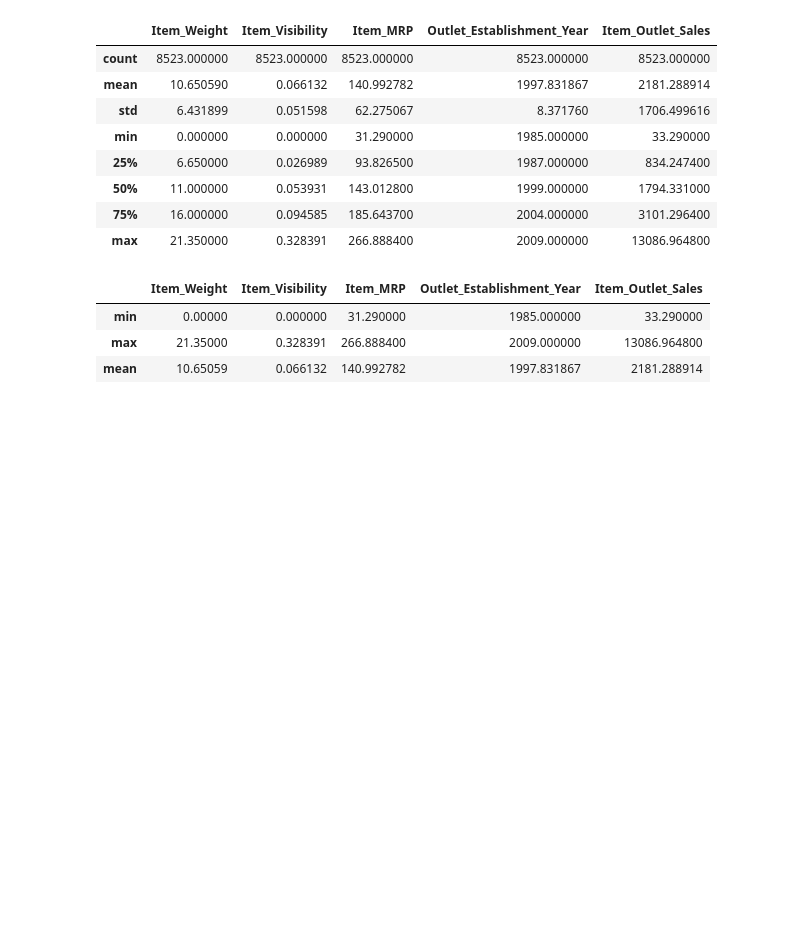
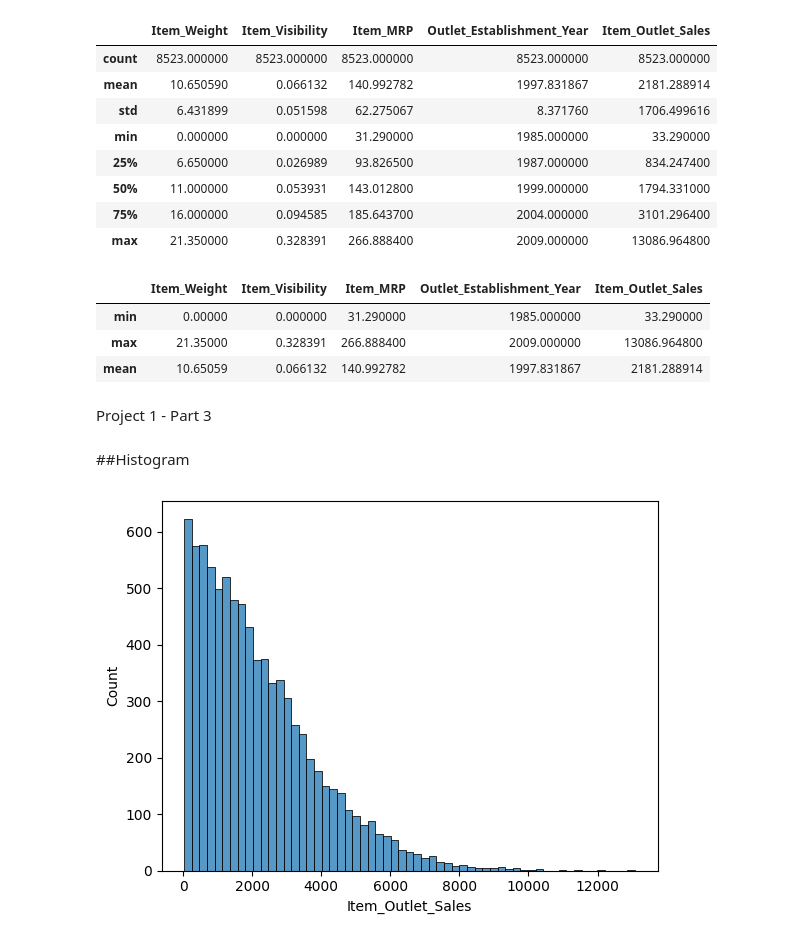
Before and after one commit to HanaaMaswada/Prediction-of-Product-Sales, a Jupyter notebook: Project_1_Part_2_(Core).ipynb, the cells around one changed output. Cells and saved outputs as stored; diff of their text form; code cells hidden in the pictures; blank space fills up the shorter version.

```diff
--- a/Project_1_Part_2_(Core).ipynb
+++ b/Project_1_Part_2_(Core).ipynb
@@ -183,3 +183,5 @@ df.select_dtypes(include=['int64','float64']).agg(['min','max','mean'])
 | min | 0.00000 | 0.000000 | 31.290000 | 1985.000000 | 33.290000 |
 | max | 21.35000 | 0.328391 | 266.888400 | 2009.000000 | 13086.964800 |
 | mean | 10.65059 | 0.066132 | 140.992782 | 1997.831867 | 2181.288914 |
+# %% [markdown]
+Project 1 - Part 3
@@ -185,0 +191,7 @@ df.select_dtypes(include=['int64','float64']).agg(['min','max','mean'])
+# %% [markdown]
+##Histogram
+# %%
+sns.histplot(df['Item_Outlet_Sales'])
+plt.show()
+# %% [output]
+[figure, added]
```
Also changed, not shown: parts of 7 cells of this notebook.
